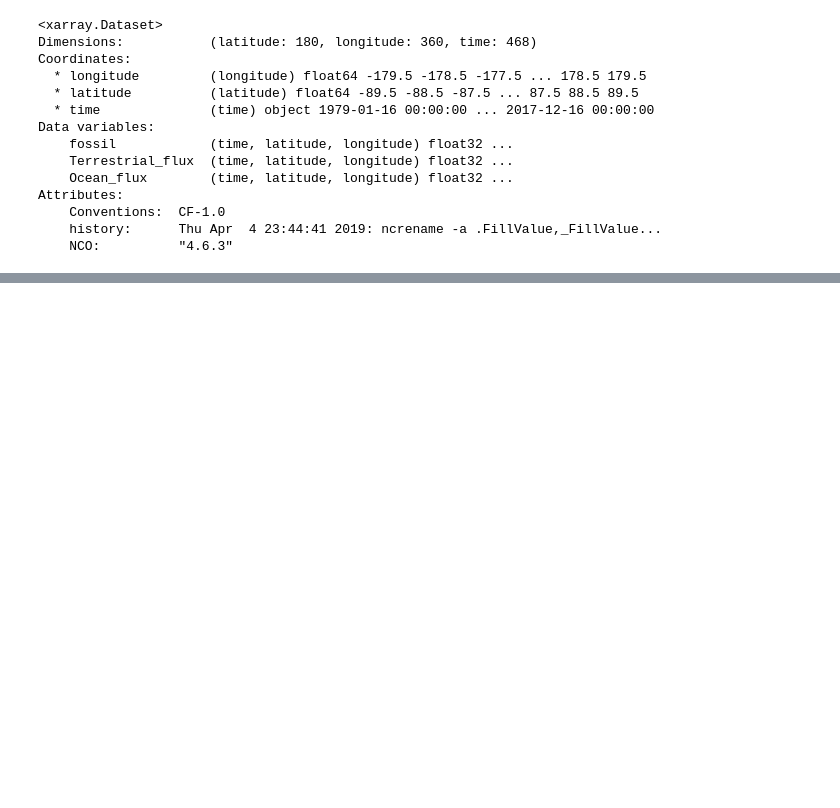
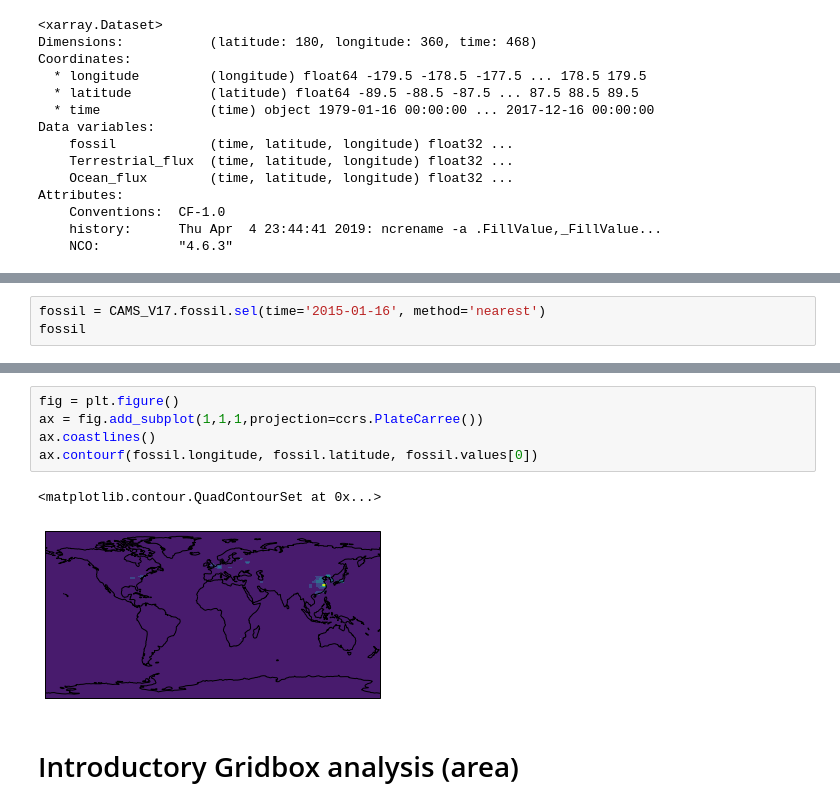
Before and after one commit to rursino/carbon-cycle-feedbacks, a Jupyter notebook: Peylin_flux/Notebooks/Intro.ipynb, the cells around one changed output, grey strips where cells are left out. Drawn from its saved outputs; the diff is of its cells as text; blank space fills up the shorter version.

Commit message:
Work on Intro notebook

```diff
--- a/Peylin_flux/Notebooks/Intro.ipynb
+++ b/Peylin_flux/Notebooks/Intro.ipynb
@@ -51,0 +132,3 @@ plt.plot(test)
+# %%
+fossil = CAMS_V17.fossil.sel(time='2015-01-16', method='nearest')
+fossil
@@ -51,0 +149,10 @@ plt.plot(test)
+# %%
+fig = plt.figure()
+ax = fig.add_subplot(1,1,1,projection=ccrs.PlateCarree())
+ax.coastlines()
+ax.contourf(fossil.longitude, fossil.latitude, fossil.values[0])
+# %% [output]
+<matplotlib.contour.QuadContourSet at 0x...>
+[figure, added]
+# %% [markdown]
+# Introductory Gridbox analysis (area)
```
Also changed, not shown: parts of 33 cells of this notebook.
